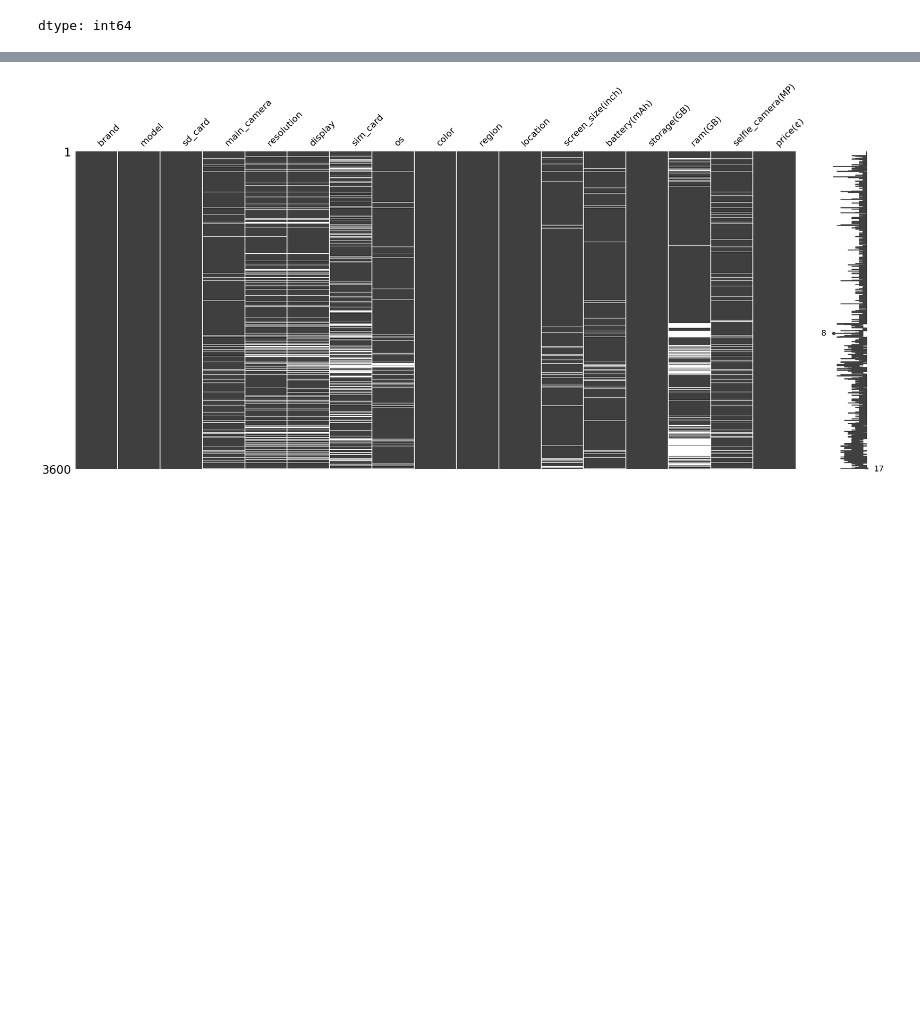
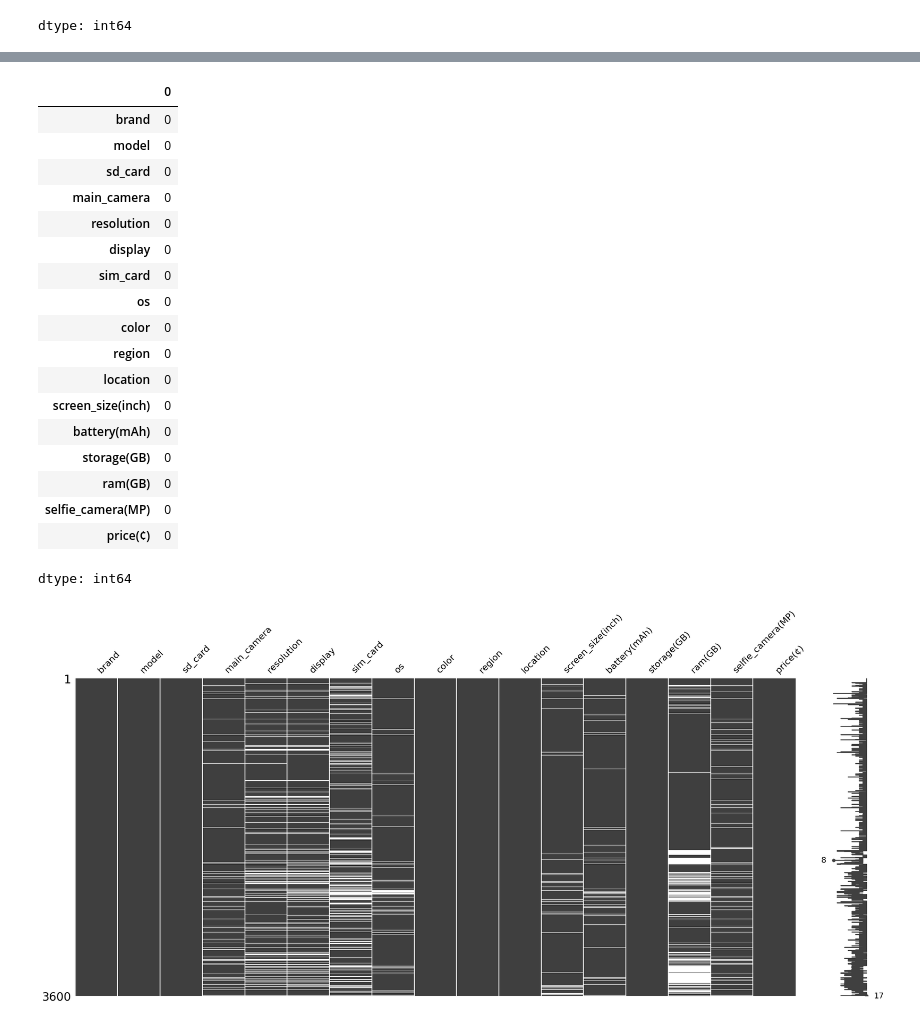
Before and after one commit to KwameCode27/car-price-prediction, a Jupyter notebook: Mobile_Price_Predictor.ipynb, the cells around one changed output, grey strips where cells are left out. Cells and saved outputs as stored; diff of their text form; code cells hidden in the pictures; blank space fills up the shorter version.

```diff
--- a/Mobile_Price_Predictor.ipynb
+++ b/Mobile_Price_Predictor.ipynb
@@ -127,0 +243,23 @@ dtype: int64
+# %%
+# Identifying garbage values
+mobile_dataset.isin(['?']).sum()
+# %% [output]
+|  | 0 |
+| brand | 0 |
+| model | 0 |
+| sd_card | 0 |
+| main_camera | 0 |
+| resolution | 0 |
+| display | 0 |
+| sim_card | 0 |
+| os | 0 |
+| color | 0 |
+| region | 0 |
+| location | 0 |
+| screen_size(inch) | 0 |
+| battery(mAh) | 0 |
+| storage(GB) | 0 |
+| ram(GB) | 0 |
+| selfie_camera(MP) | 0 |
+| price(¢) | 0 |
+dtype: int64
```
Also changed, not shown: parts of 38 cells of this notebook.
